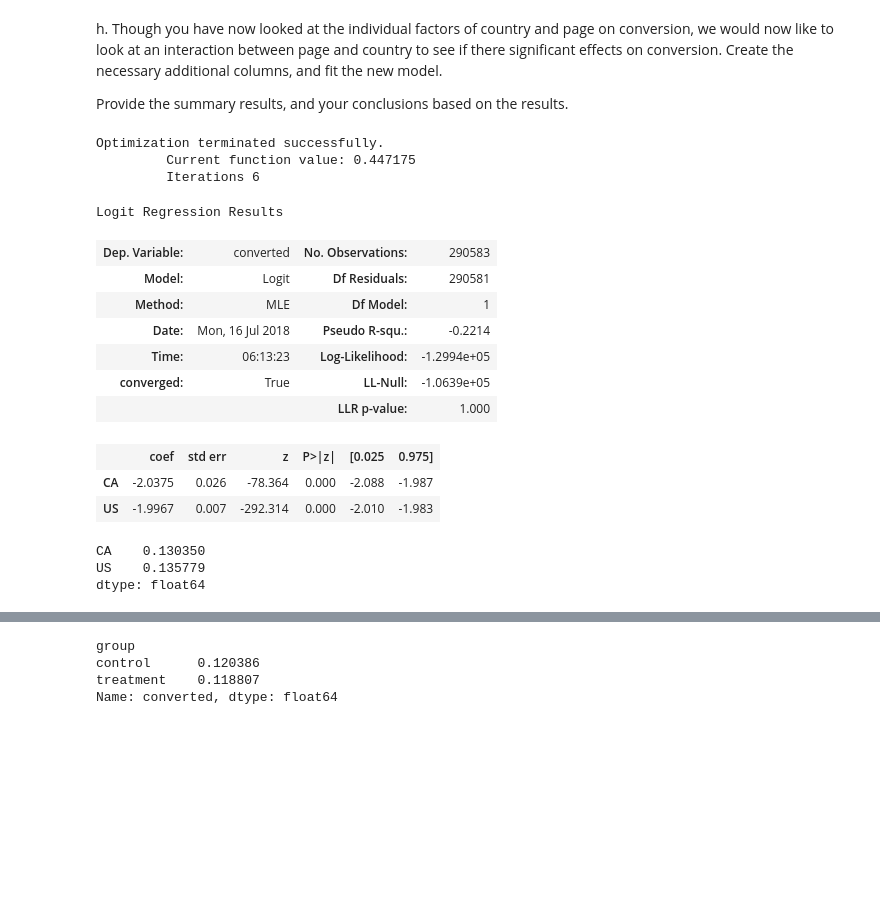
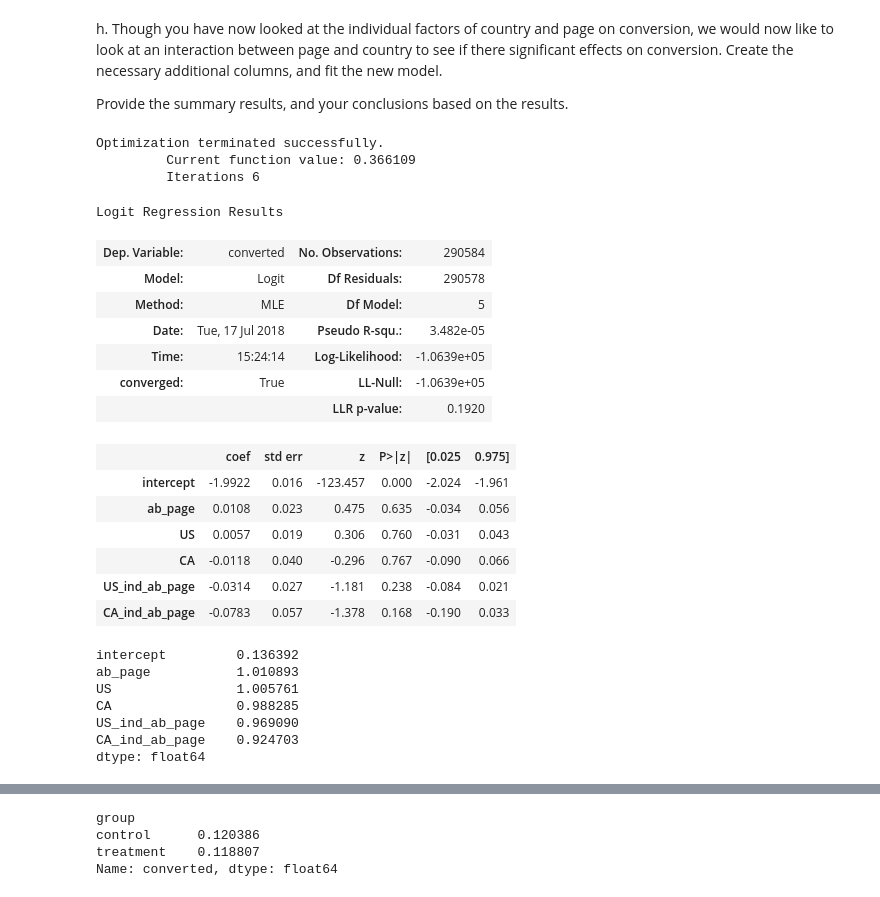
Before and after one commit to sarvani4592/Analyse-A-B-testing-results, a Jupyter notebook: analyzeabtestresults-2/AnalyzeABTestResults 2/Analyze_ab_test_results_notebook.ipynb, the cells around one changed output, grey strips where cells are left out. Cells and saved outputs as stored; diff of their text form; code cells hidden in the pictures; blank space fills up the shorter version.

```diff
--- a/analyzeabtestresults-2/AnalyzeABTestResults 2/Analyze_ab_test_results_notebook.ipynb
+++ b/analyzeabtestresults-2/AnalyzeABTestResults 2/Analyze_ab_test_results_notebook.ipynb
@@ -618,34 +708,40 @@ Name: country, dtype: int64
 h. Though you have now looked at the individual factors of country and page on conversion, we would now like to look at an interaction between page and country to see if there significant effects on conversion.  Create the necessary additional columns, and fit the new model.
 
 Provide the summary results, and your conclusions based on the results.
-# %%
-### Fit Your Linear Model And Obtain the Results
-df['intercept'] = 1
-
-
-log_mod = sm.Logit(df_new['converted'], df_new[['CA', 'US']])
-results = log_mod.fit()
-results.summary()
-# %% [output]
-Optimization terminated successfully.
-         Current function value: 0.447175
-         Iterations 6
-Logit Regression Results
-| Dep. Variable: | converted | No. Observations: | 290583 |
-| Model: | Logit | Df Residuals: | 290581 |
-| Method: | MLE | Df Model: | 1 |
-| Date: | Mon, 16 Jul 2018 | Pseudo R-squ.: | -0.2214 |
-| Time: | 06:13:23 | Log-Likelihood: | -1.2994e+05 |
-| converged: | True | LL-Null: | -1.0639e+05 |
-|  |  | LLR p-value: | 1.000 |
-|  | coef | std err | z | P>|z| | [0.025 | 0.975] |
-| CA | -2.0375 | 0.026 | -78.364 | 0.000 | -2.088 | -1.987 |
-| US | -1.9967 | 0.007 | -292.314 | 0.000 | -2.010 | -1.983 |
+# %%
+df_new['US_ind_ab_page'] = df_new['US']*df_new['ab_page']
+df_new['CA_ind_ab_page'] = df_new['CA']*df_new['ab_page']
+logit_h = sm.Logit(df_new['converted'], df_new[['intercept', 'ab_page', 'US', 'CA', 'US_ind_ab_page', 'CA_ind_ab_page']])
+results = logit_h.fit()
+results.summary()
+# %% [output]
+Optimization terminated successfully.
+         Current function value: 0.366109
+         Iterations 6
+Logit Regression Results
+| Dep. Variable: | converted | No. Observations: | 290584 |
+| Model: | Logit | Df Residuals: | 290578 |
+| Method: | MLE | Df Model: | 5 |
+| Date: | Tue, 17 Jul 2018 | Pseudo R-squ.: | 3.482e-05 |
+| Time: | 15:24:14 | Log-Likelihood: | -1.0639e+05 |
+| converged: | True | LL-Null: | -1.0639e+05 |
+|  |  | LLR p-value: | 0.1920 |
+|  | coef | std err | z | P>|z| | [0.025 | 0.975] |
+| intercept | -1.9922 | 0.016 | -123.457 | 0.000 | -2.024 | -1.961 |
+| ab_page | 0.0108 | 0.023 | 0.475 | 0.635 | -0.034 | 0.056 |
+| US | 0.0057 | 0.019 | 0.306 | 0.760 | -0.031 | 0.043 |
+| CA | -0.0118 | 0.040 | -0.296 | 0.767 | -0.090 | 0.066 |
+| US_ind_ab_page | -0.0314 | 0.027 | -1.181 | 0.238 | -0.084 | 0.021 |
+| CA_ind_ab_page | -0.0783 | 0.057 | -1.378 | 0.168 | -0.190 | 0.033 |
 # %%
 np.exp(results.params)
 # %% [output]
-CA    0.130350
-US    0.135779
+intercept         0.136392
+ab_page           1.010893
+US                1.005761
+CA                0.988285
+US_ind_ab_page    0.969090
+CA_ind_ab_page    0.924703
 dtype: float64
 # %%
 1/_
```
Also changed, not shown: parts of 41 cells of this notebook, 1 other file.
